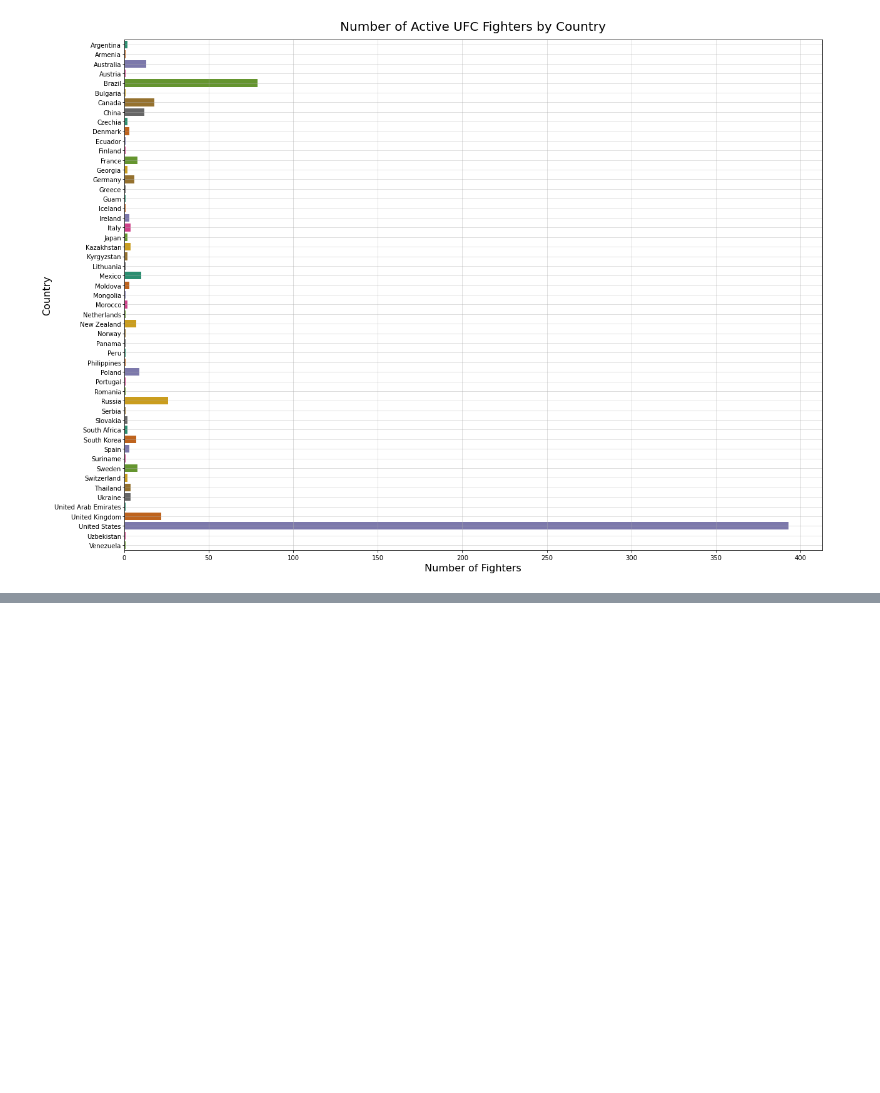
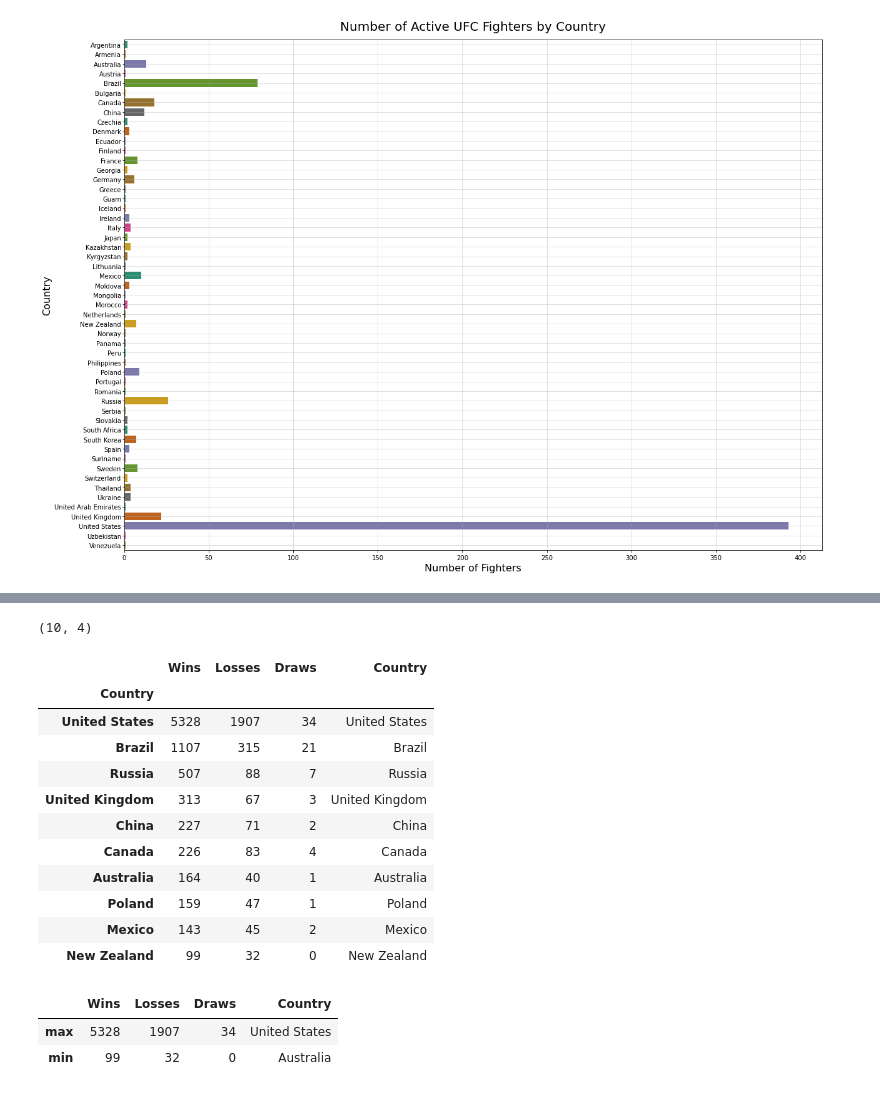
Before and after one commit to Vazquez-Michael-V/ufc_stats, a Jupyter notebook: ufc_charts.ipynb, the cells around one changed output, grey strips where cells are left out. Cells and saved outputs as stored; diff of their text form; code cells hidden in the pictures; blank space fills up the shorter version.

```diff
--- a/ufc_charts.ipynb
+++ b/ufc_charts.ipynb
@@ -74,0 +158,20 @@ plt.show()
+# %%
+df_fight_records_top_ten = df_fight_records_count[:10].copy()
+df_fight_records_top_ten.drop(columns=['WinLossRatio'], inplace=True)
+df_fight_records_top_ten['Country'] = df_fight_records_top_ten.index
+print(df_fight_records_top_ten.shape)
+df_fight_records_top_ten.head(10)
+# %% [output]
+(10, 4)
+|  | Wins | Losses | Draws | Country |
+| Country |  |  |  |  |
+| United States | 5328 | 1907 | 34 | United States |
+| Brazil | 1107 | 315 | 21 | Brazil |
+| Russia | 507 | 88 | 7 | Russia |
+| United Kingdom | 313 | 67 | 3 | United Kingdom |
+| China | 227 | 71 | 2 | China |
+| Canada | 226 | 83 | 4 | Canada |
+| Australia | 164 | 40 | 1 | Australia |
+| Poland | 159 | 47 | 1 | Poland |
+| Mexico | 143 | 45 | 2 | Mexico |
+| New Zealand | 99 | 32 | 0 | New Zealand |
@@ -74,0 +180,6 @@ plt.show()
+# %%
+df_fight_records_top_ten.agg(['max', 'min'])
+# %% [output]
+|  | Wins | Losses | Draws | Country |
+| max | 5328 | 1907 | 34 | United States |
+| min | 99 | 32 | 0 | Australia |
```
Also changed, not shown: parts of 8 cells of this notebook.
